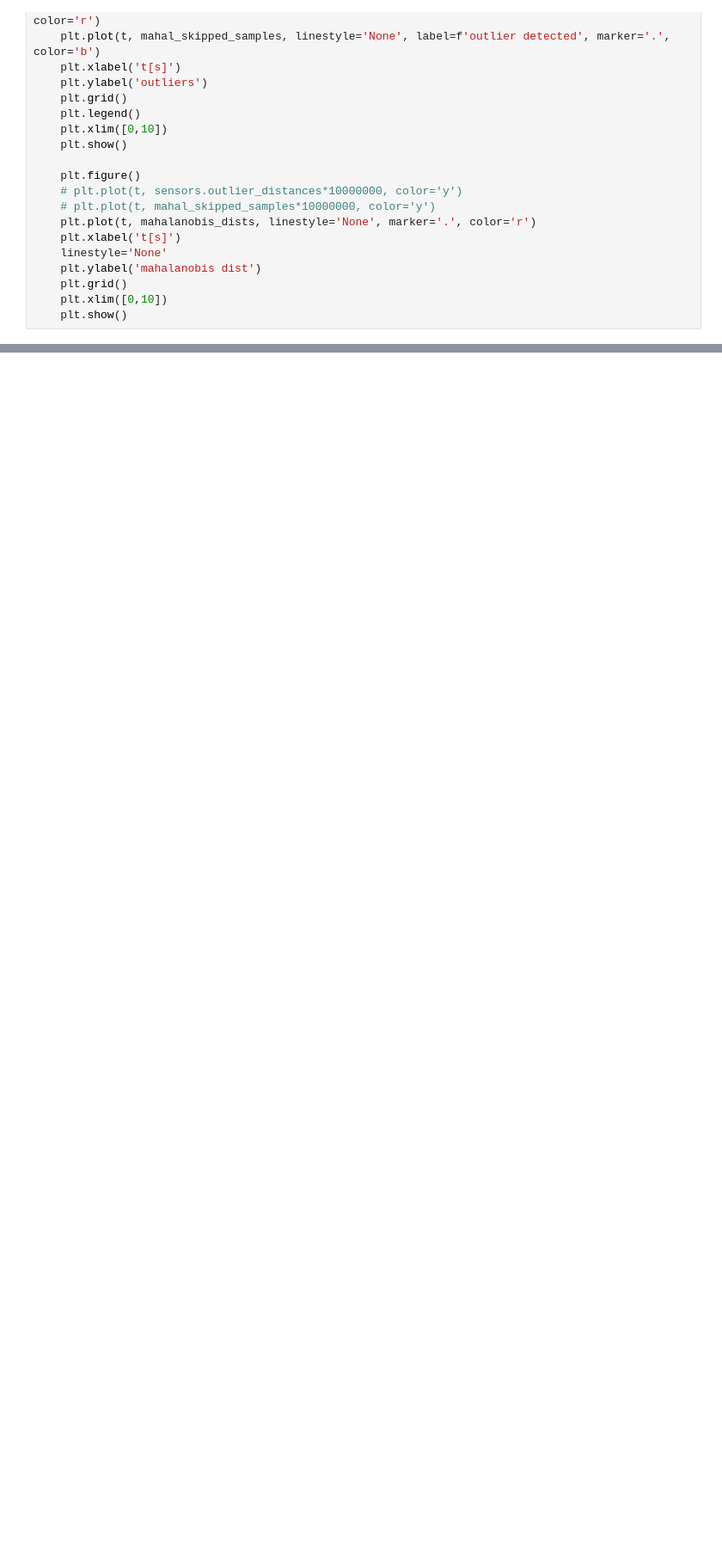
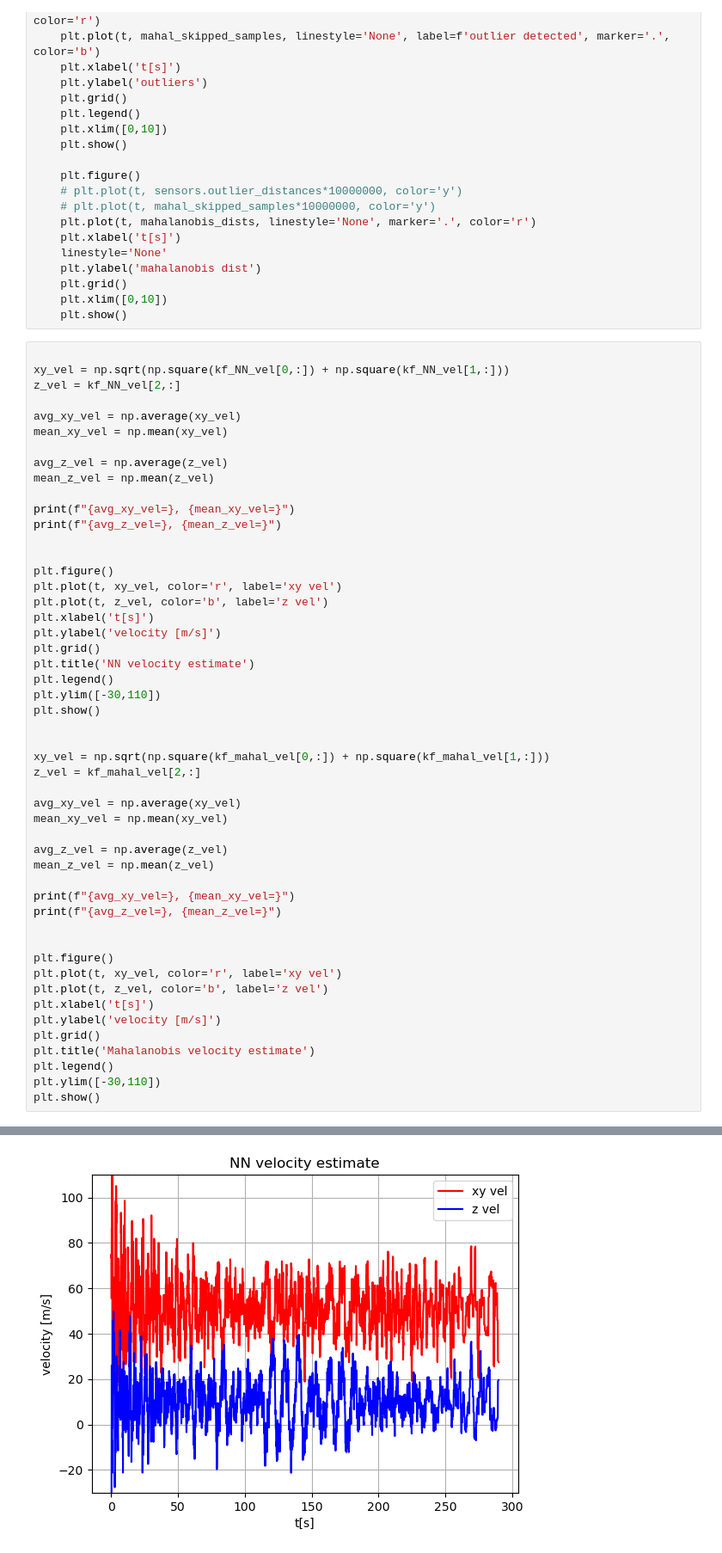
Before and after one commit to EilamNir/noisy-triangulation, a Jupyter notebook: python/src/MC_KF.ipynb, the cells around one changed output, grey strips where cells are left out. Shown at 86% size. Cells and saved outputs as stored; diff of their text form; blank space fills up the shorter version.

```diff
--- a/python/src/MC_KF.ipynb
+++ b/python/src/MC_KF.ipynb
@@ -133,3 +186,54 @@ if MC_iterations == 1:
     plt.grid()
     plt.xlim([0,10])
     plt.show()
+# %%
+
+xy_vel = np.sqrt(np.square(kf_NN_vel[0,:]) + np.square(kf_NN_vel[1,:]))
+z_vel = kf_NN_vel[2,:]
+
+avg_xy_vel = np.average(xy_vel)
+mean_xy_vel = np.mean(xy_vel)
+
+avg_z_vel = np.average(z_vel)
+mean_z_vel = np.mean(z_vel)
+
+print(f"{avg_xy_vel=}, {mean_xy_vel=}")
+print(f"{avg_z_vel=}, {mean_z_vel=}")
+
+
+plt.figure()
+plt.plot(t, xy_vel, color='r', label='xy vel')
+plt.plot(t, z_vel, color='b', label='z vel')
+plt.xlabel('t[s]')
+plt.ylabel('velocity [m/s]')
+plt.grid()
+plt.title('NN velocity estimate')
+plt.legend()
+plt.ylim([-30,110])
+plt.show()
+
+
+xy_vel = np.sqrt(np.square(kf_mahal_vel[0,:]) + np.square(kf_mahal_vel[1,:]))
+z_vel = kf_mahal_vel[2,:]
+
+avg_xy_vel = np.average(xy_vel)
+mean_xy_vel = np.mean(xy_vel)
+
+avg_z_vel = np.average(z_vel)
+mean_z_vel = np.mean(z_vel)
+
+print(f"{avg_xy_vel=}, {mean_xy_vel=}")
+print(f"{avg_z_vel=}, {mean_z_vel=}")
+
+
+plt.figure()
+plt.plot(t, xy_vel, color='r', label='xy vel')
+plt.plot(t, z_vel, color='b', label='z vel')
+plt.xlabel('t[s]')
+plt.ylabel('velocity [m/s]')
+plt.grid()
+plt.title('Mahalanobis velocity estimate')
+plt.legend()
+plt.ylim([-30,110])
+plt.show()
+# %% [output]
@@ -135,0 +242 @@ if MC_iterations == 1:
+[figure, added]
```
Also changed, not shown: parts of 6 cells of this notebook, 4 other files.
